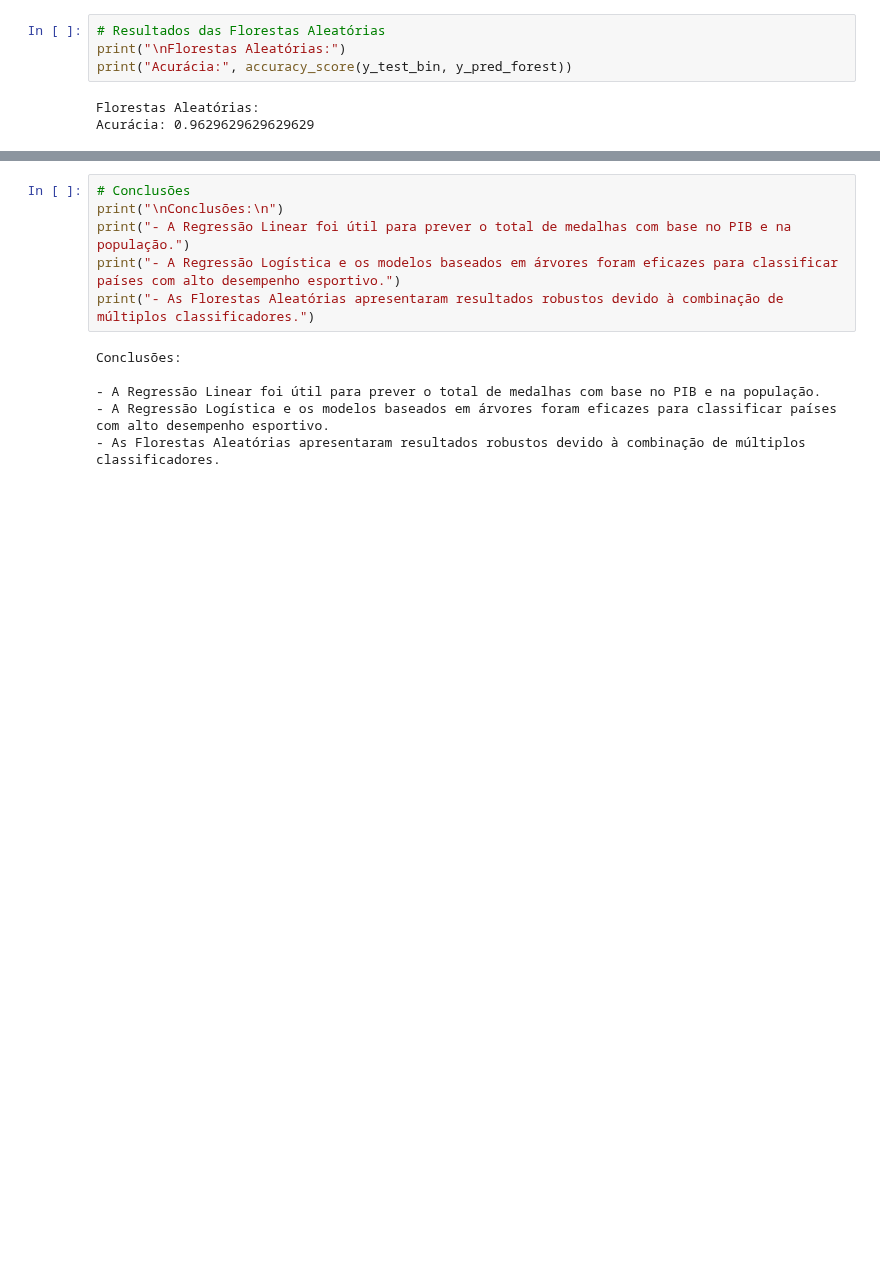
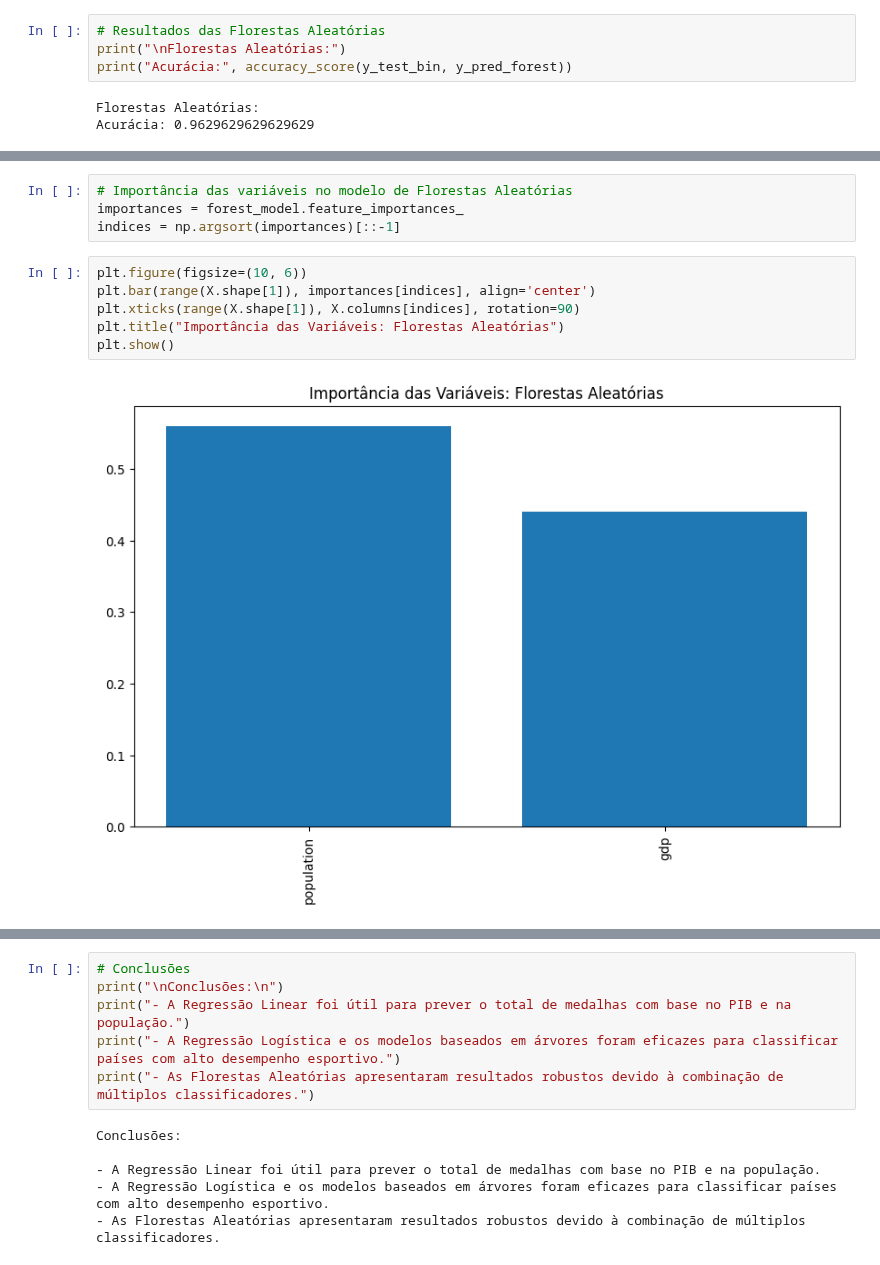
Before and after one commit to Bmartins25/Mineracao_de_dados_and_LLM_UFMG, a Jupyter notebook: TP3_fase_1_2_3_Predicao_de_dados.ipynb, the cells around one changed output, grey strips where cells are left out. Saved outputs shown, nothing was run; the diff lists cells and outputs as text; blank space fills up the shorter version.

```diff
--- a/TP3_fase_1_2_3_Predicao_de_dados.ipynb
+++ b/TP3_fase_1_2_3_Predicao_de_dados.ipynb
@@ -246,0 +347,12 @@ Acurácia: 0.9629629629629629
+# %%
+# Importância das variáveis no modelo de Florestas Aleatórias
+importances = forest_model.feature_importances_
+indices = np.argsort(importances)[::-1]
+# %%
+plt.figure(figsize=(10, 6))
+plt.bar(range(X.shape[1]), importances[indices], align='center')
+plt.xticks(range(X.shape[1]), X.columns[indices], rotation=90)
+plt.title("Importância das Variáveis: Florestas Aleatórias")
+plt.show()
+# %% [output]
+[figure, added]
```
Also changed, not shown: parts of 9 cells of this notebook.
